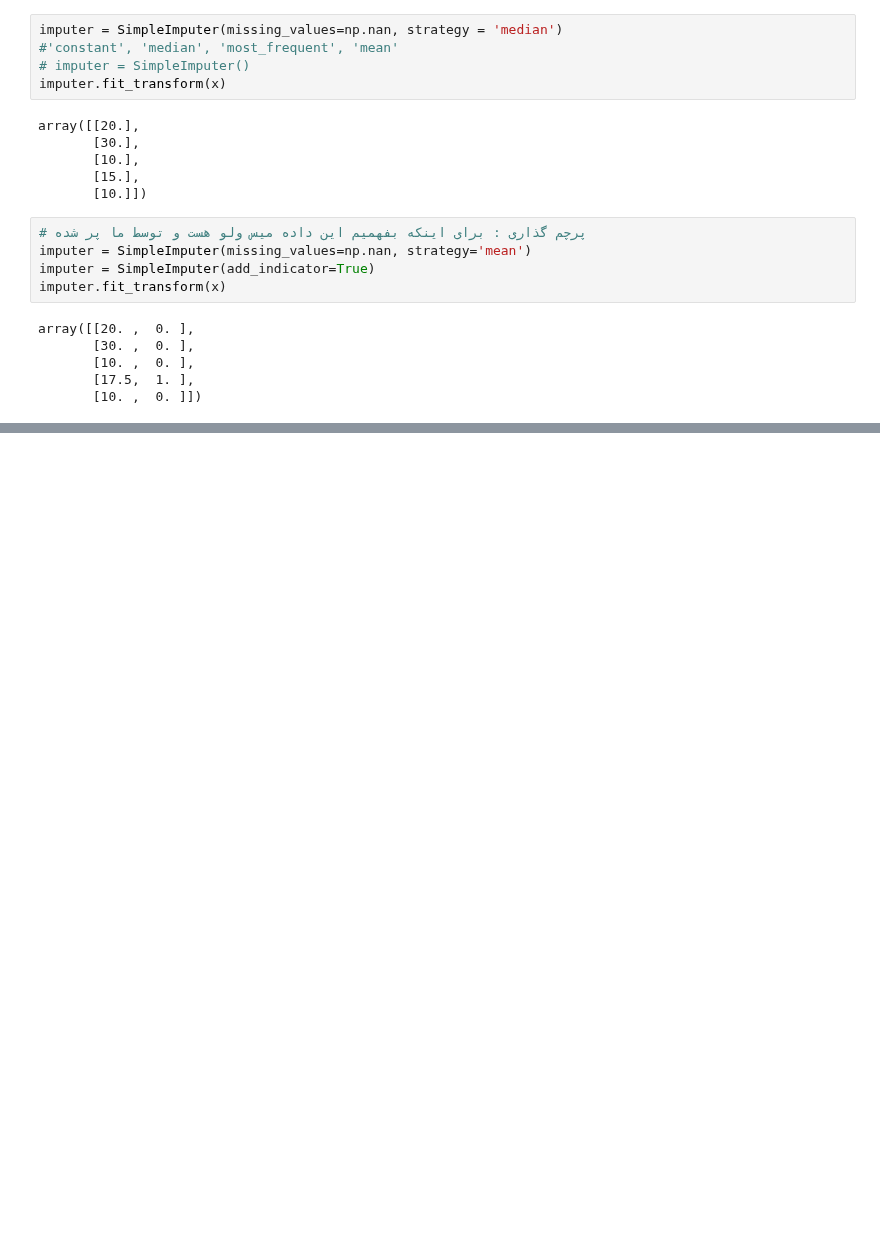
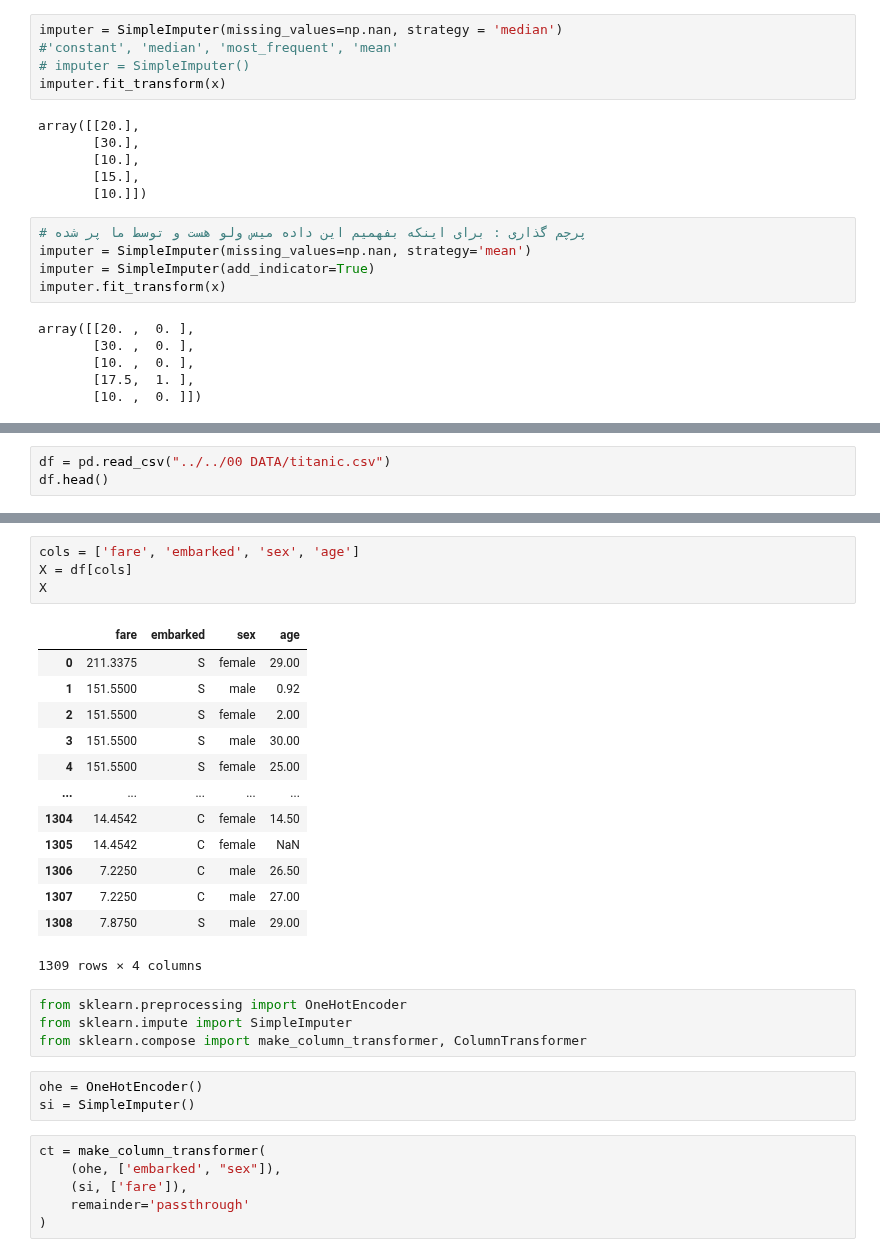
Before and after one commit to poorialari2017/ML_git001, a Jupyter notebook: MLproj002/Pooria/01 Preprocessing/Scikit-Learn/00 20Trick of Sckit-Learn.ipynb, the cells around one changed output, grey strips where cells are left out. Cells and saved outputs as stored; diff of their text form; blank space fills up the shorter version.

```diff
--- a/MLproj002/Pooria/01 Preprocessing/Scikit-Learn/00 20Trick of Sckit-Learn.ipynb
+++ b/MLproj002/Pooria/01 Preprocessing/Scikit-Learn/00 20Trick of Sckit-Learn.ipynb
@@ -221,0 +324,3 @@ array([[20. ,  0. ],
+# %%
+df = pd.read_csv("../../00 DATA/titanic.csv")
+df.head()
@@ -221,0 +334,31 @@ array([[20. ,  0. ],
+# %%
+cols = ['fare', 'embarked', 'sex', 'age']
+X = df[cols]
+X
+# %% [output]
+|  | fare | embarked | sex | age |
+| 0 | 211.3375 | S | female | 29.00 |
+| 1 | 151.5500 | S | male | 0.92 |
+| 2 | 151.5500 | S | female | 2.00 |
+| 3 | 151.5500 | S | male | 30.00 |
+| 4 | 151.5500 | S | female | 25.00 |
+| ... | ... | ... | ... | ... |
+| 1304 | 14.4542 | C | female | 14.50 |
+| 1305 | 14.4542 | C | female | NaN |
+| 1306 | 7.2250 | C | male | 26.50 |
+| 1307 | 7.2250 | C | male | 27.00 |
+| 1308 | 7.8750 | S | male | 29.00 |
+1309 rows × 4 columns
+# %%
+from sklearn.preprocessing import OneHotEncoder
+from sklearn.impute import SimpleImputer
+from sklearn.compose import make_column_transformer, ColumnTransformer
+# %%
+ohe = OneHotEncoder()
+si = SimpleImputer()
+# %%
+ct = make_column_transformer(
+    (ohe, ['embarked', "sex"]),
+    (si, ['fare']),
+    remainder='passthrough'
+)
```
Also changed, not shown: parts of 37 cells of this notebook, 1 other file.
